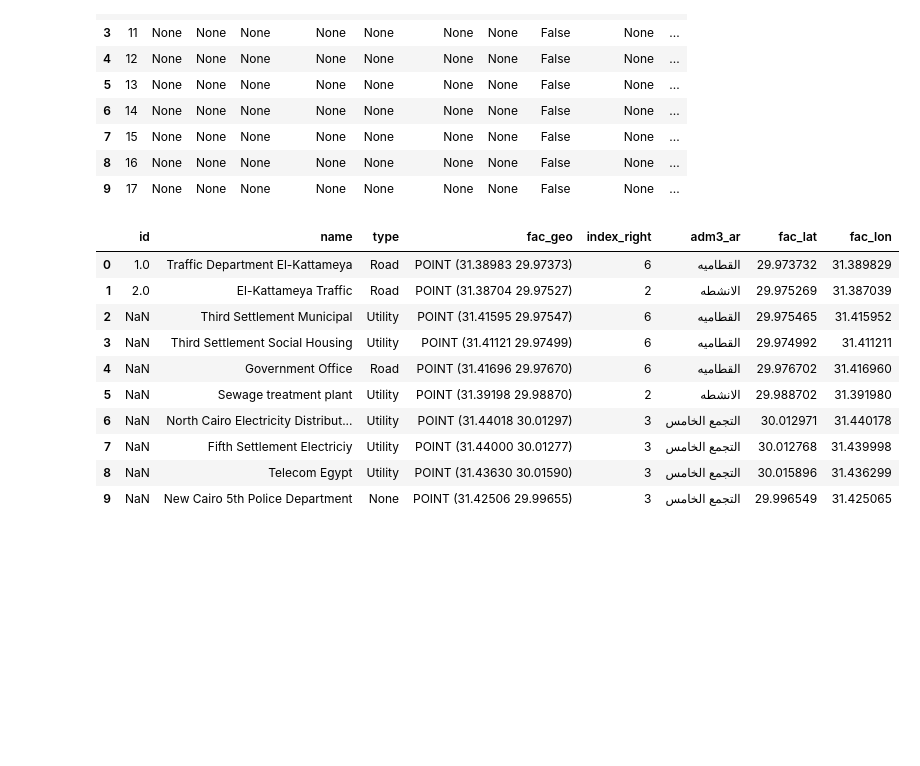
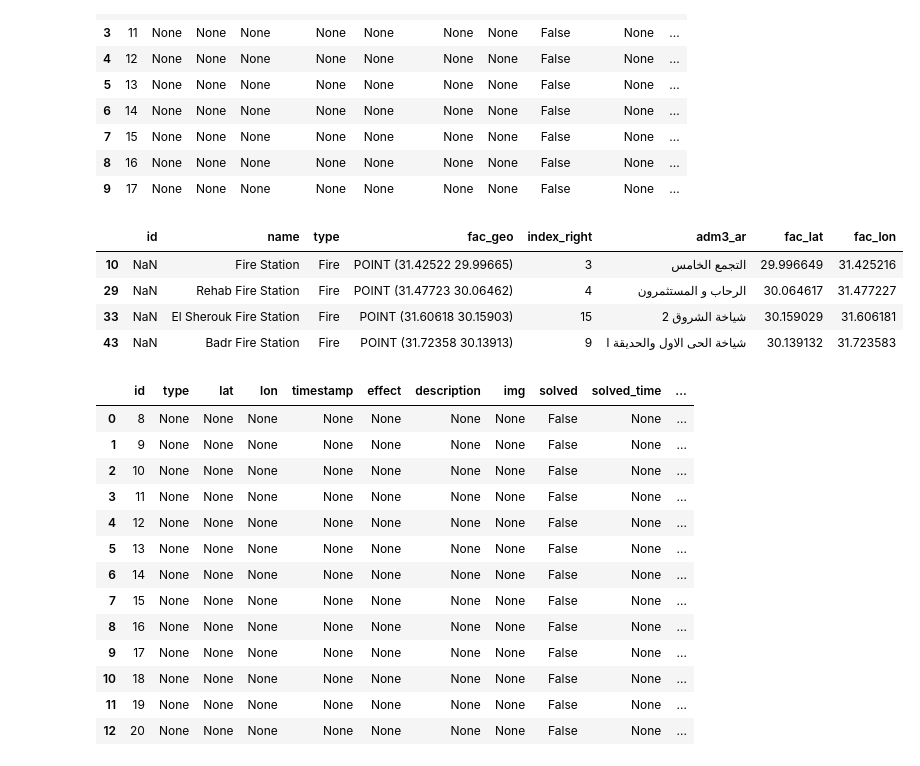
Before and after one commit to Youssef-Harby/report-it, a Jupyter notebook: ASJoin/ASJoin.ipynb, the cells around one changed output. Cells and saved outputs as stored; diff of their text form; code cells hidden in the pictures; blank space fills up the shorter version.

```diff
--- a/ASJoin/ASJoin.ipynb
+++ b/ASJoin/ASJoin.ipynb
@@ -20,6 +31,7 @@ admin_poly.head()
 # %%
 fac_And_Admin = geopandas.sjoin(facilities,admin_poly[['adm3_ar', 'geometry']], how='left')
 fac_And_Admin.rename_geometry('fac_geo', inplace=True)
-fac_And_Admin.head(10)
+fac_And_Admin_for_fire = fac_And_Admin.loc[fac_And_Admin['type']=='Fire']
+fac_And_Admin_for_fire.head(50)
 # %% [output]
 |  | id | name | type | fac_geo | index_right | adm3_ar |
@@ -49,20 +55,31 @@ problem_And_Admin.head(10)
 | 8 | 16 | None | None | None | None | None | None | None | False | None | ... |
 | 9 | 17 | None | None | None | None | None | None | None | False | None | ... |
 # %%
-toto = fac_And_Admin.to_crs("EPSG:4326")
+toto = fac_And_Admin_for_fire.to_crs("EPSG:4326")
 toto['fac_lat'] = toto['fac_geo'].y
 toto['fac_lon'] = toto['fac_geo'].x
-toto.head(10)
+toto.head(50)
 # %% [output]
 |  | id | name | type | fac_geo | index_right | adm3_ar | fac_lat | fac_lon |
-| 0 | 1.0 | Traffic Department El-Kattameya | Road | POINT (31.38983 29.97373) | 6 | القطاميه | 29.973732 | 31.389829 |
-| 1 | 2.0 | El-Kattameya Traffic | Road | POINT (31.38704 29.97527) | 2 | الانشطه | 29.975269 | 31.387039 |
-| 2 | NaN | Third Settlement Municipal | Utility | POINT (31.41595 29.97547) | 6 | القطاميه | 29.975465 | 31.415952 |
-| 3 | NaN | Third Settlement Social Housing | Utility | POINT (31.41121 29.97499) | 6 | القطاميه | 29.974992 | 31.411211 |
-| 4 | NaN | Government Office | Road | POINT (31.41696 29.97670) | 6 | القطاميه | 29.976702 | 31.416960 |
-| 5 | NaN | Sewage treatment plant | Utility | POINT (31.39198 29.98870) | 2 | الانشطه | 29.988702 | 31.391980 |
-| 6 | NaN | North Cairo Electricity Distribut... | Utility | POINT (31.44018 30.01297) | 3 | التجمع الخامس | 30.012971 | 31.440178 |
-| 7 | NaN | Fifth Settlement Electriciy | Utility | POINT (31.44000 30.01277) | 3 | التجمع الخامس | 30.012768 | 31.439998 |
-| 8 | NaN | Telecom Egypt | Utility | POINT (31.43630 30.01590) | 3 | التجمع الخامس | 30.015896 | 31.436299 |
-| 9 | NaN | New Cairo 5th Police Department | None | POINT (31.42506 29.99655) | 3 | التجمع الخامس | 29.996549 | 31.425065 |
+| 10 | NaN | Fire Station | Fire | POINT (31.42522 29.99665) | 3 | التجمع الخامس | 29.996649 | 31.425216 |
+| 29 | NaN | Rehab Fire Station | Fire | POINT (31.47723 30.06462) | 4 | الرحاب و المستثمرون | 30.064617 | 31.477227 |
+| 33 | NaN | El Sherouk Fire Station | Fire | POINT (31.60618 30.15903) | 15 | شياخة الشروق 2 | 30.159029 | 31.606181 |
+| 43 | NaN | Badr Fire Station | Fire | POINT (31.72358 30.13913) | 9 | شياخة الحى الاول والحديقة ا | 30.139132 | 31.723583 |
+# %%
+problem_And_Admin.head(50)
+# %% [output]
+|  | id | type | lat | lon | timestamp | effect | description | img | solved | solved_time | ... |
+| 0 | 8 | None | None | None | None | None | None | None | False | None | ... |
+| 1 | 9 | None | None | None | None | None | None | None | False | None | ... |
+| 2 | 10 | None | None | None | None | None | None | None | False | None | ... |
+| 3 | 11 | None | None | None | None | None | None | None | False | None | ... |
+| 4 | 12 | None | None | None | None | None | None | None | False | None | ... |
+| 5 | 13 | None | None | None | None | None | None | None | False | None | ... |
+| 6 | 14 | None | None | None | None | None | None | None | False | None | ... |
+| 7 | 15 | None | None | None | None | None | None | None | False | None | ... |
+| 8 | 16 | None | None | None | None | None | None | None | False | None | ... |
+| 9 | 17 | None | None | None | None | None | None | None | False | None | ... |
+| 10 | 18 | None | None | None | None | None | None | None | False | None | ... |
+| 11 | 19 | None | None | None | None | None | None | None | False | None | ... |
+| 12 | 20 | None | None | None | None | None | None | None | False | None | ... |
 # %%
```
Also changed, not shown: parts of 6 cells of this notebook.
